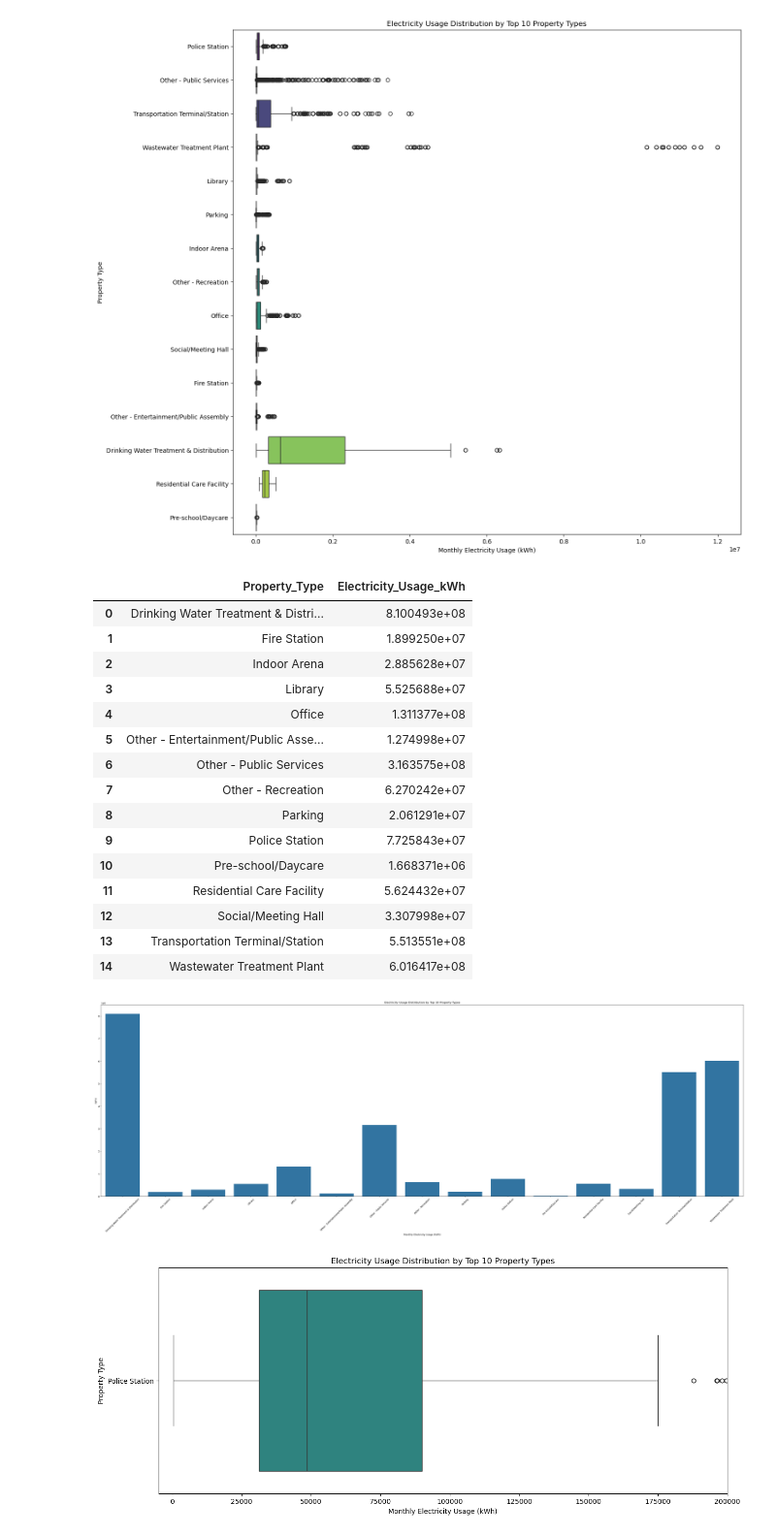
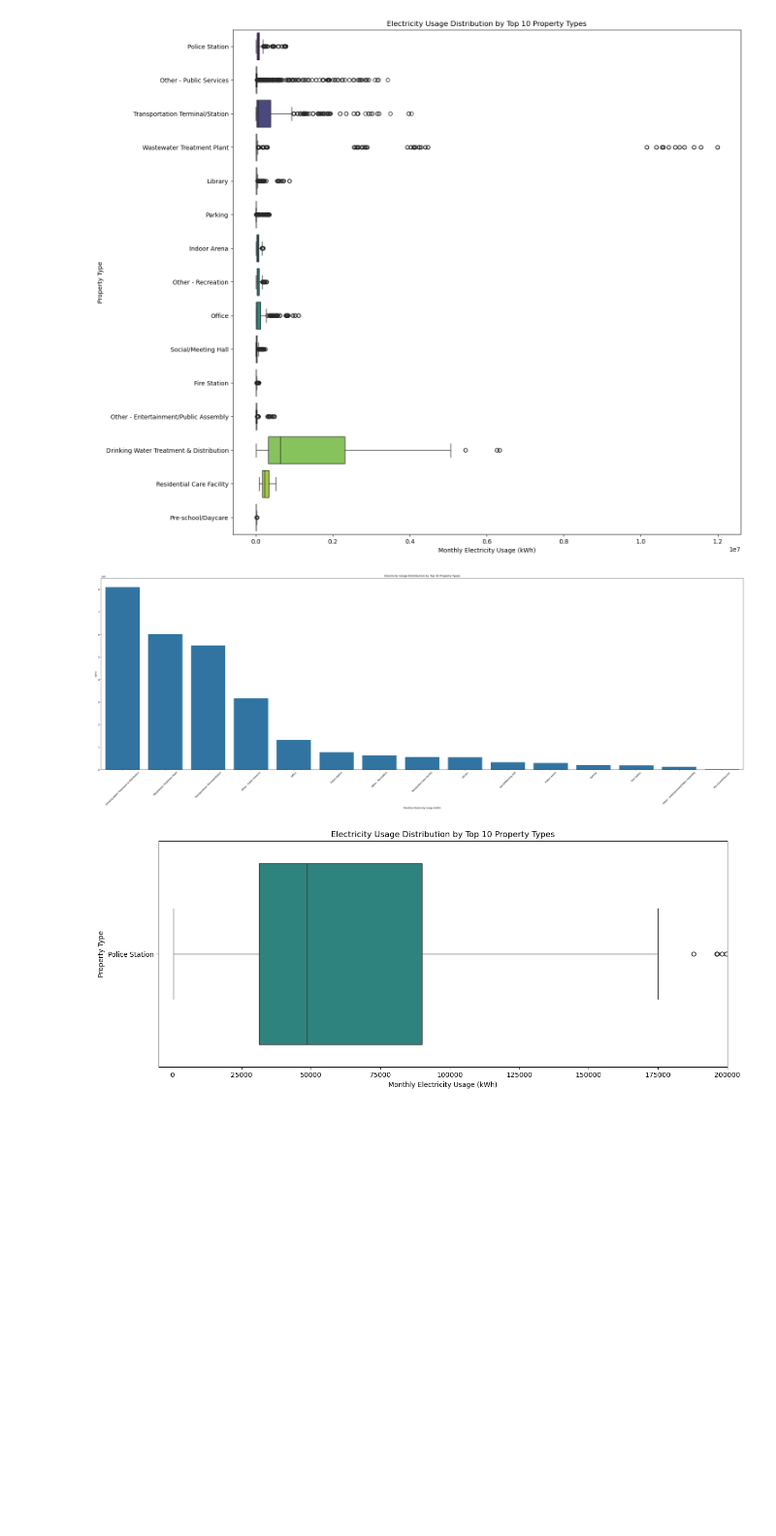
Before and after one commit to JorgeRPMHS/Project, a Jupyter notebook: CPSC_610-Group 6.ipynb, the cells around one changed output. Shown: that part at 97% size. Drawn from its saved outputs; the diff is of its cells as text; code cells hidden in the pictures; blank space fills up the shorter version.

Commit message:
Graphs added

```diff
--- a/CPSC_610-Group 6.ipynb
+++ b/CPSC_610-Group 6.ipynb
@@ -586,40 +586,22 @@ plt.show()
 [figure]
 # %%
 # ----- 4. Consumption by Property Type
-df_group_type = df_merged.groupby("Property_Type")["Electricity_Usage_kWh"].sum().reset_index()
-
-display(df_group_type)
+df_group_type = df_merged.groupby("Property_Type")["Electricity_Usage_kWh"].sum().reset_index().sort_values(by="Electricity_Usage_kWh", ascending=False)
 
 plt.figure(figsize=(50, 15))
 sns.barplot(
     data = df_group_type,
     x = "Property_Type",
     y = "Electricity_Usage_kWh"
     )
 
 plt.title("Electricity Usage Distribution by Top 10 Property Types")
 plt.xlabel("Monthly Electricity Usage (kWh)")
 plt.xticks(rotation=45)
 plt.ylabel("KWH")
 plt.show()
 # %% [output]
-|  | Property_Type | Electricity_Usage_kWh |
-| 0 | Drinking Water Treatment & Distri... | 8.100493e+08 |
-| 1 | Fire Station | 1.899250e+07 |
-| 2 | Indoor Arena | 2.885628e+07 |
-| 3 | Library | 5.525688e+07 |
-| 4 | Office | 1.311377e+08 |
-| 5 | Other - Entertainment/Public Asse... | 1.274998e+07 |
-| 6 | Other - Public Services | 3.163575e+08 |
-| 7 | Other - Recreation | 6.270242e+07 |
-| 8 | Parking | 2.061291e+07 |
-| 9 | Police Station | 7.725843e+07 |
-| 10 | Pre-school/Daycare | 1.668371e+06 |
-| 11 | Residential Care Facility | 5.624432e+07 |
-| 12 | Social/Meeting Hall | 3.307998e+07 |
-| 13 | Transportation Terminal/Station | 5.513551e+08 |
-| 14 | Wastewater Treatment Plant | 6.016417e+08 |
-[figure, old version]
+[figure, new version]
 # %%
 # ----- 4. Consumption by Property Type
 df_police = df_merged[df_merged["Property_Type"] == "Police Station"]
```
Also changed, not shown: parts of 5 cells of this notebook.
